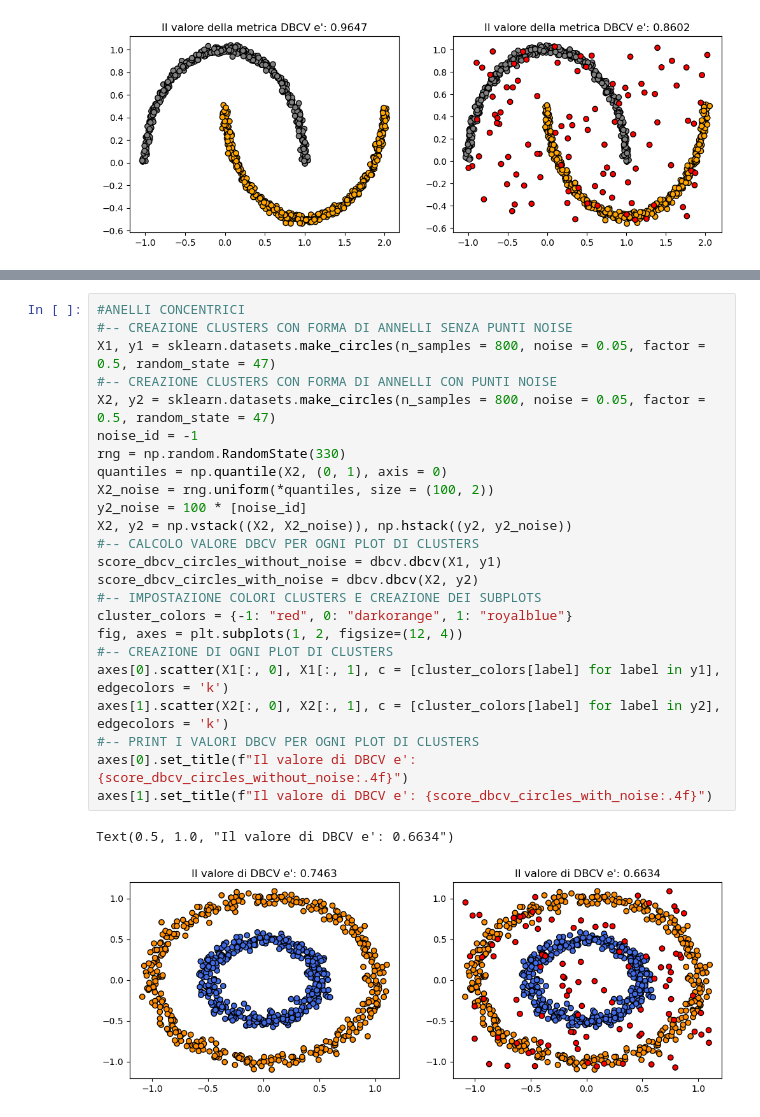
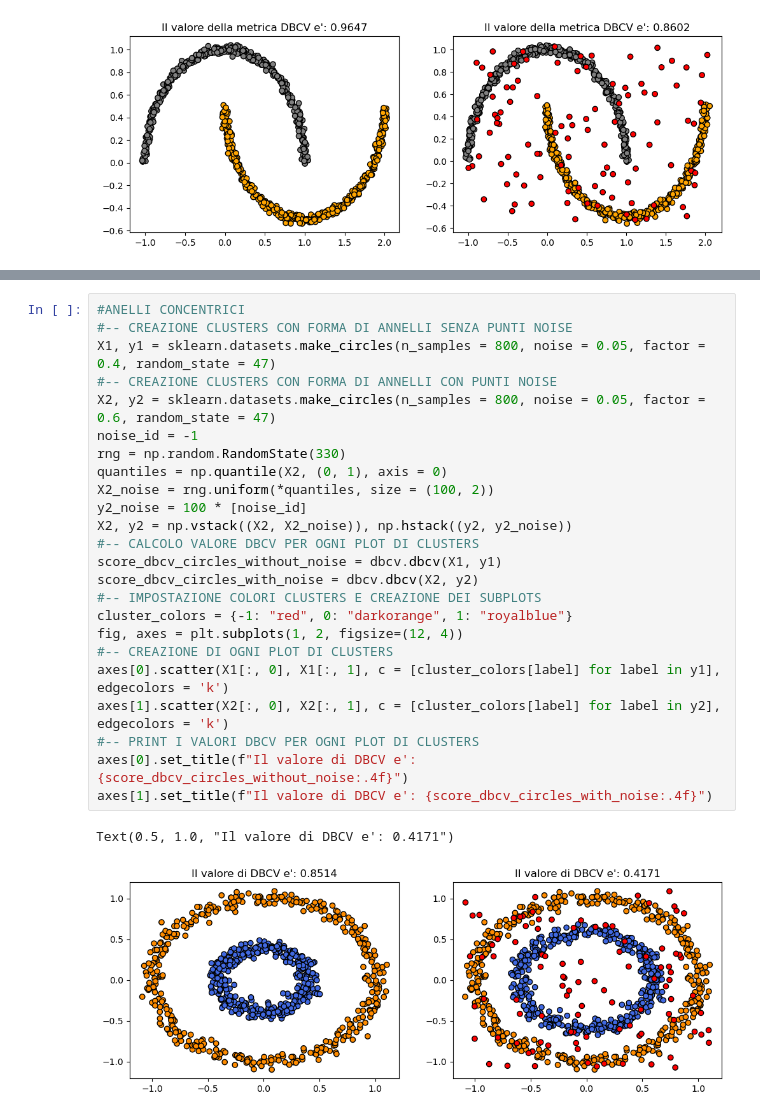
Before and after one commit to ArocchiDS/dbscan-clustering-ehr-data, a Jupyter notebook: DBSCAN.ipynb, the cells around one changed output, grey strips where cells are left out. Saved outputs shown, nothing was run; the diff lists cells and outputs as text.

```diff
--- a/DBSCAN.ipynb
+++ b/DBSCAN.ipynb
@@ -66,29 +66,29 @@ Text(0.5, 1.0, "Il valore di DBCV e': 0.8679")
 # %%
 #ANELLI CONCENTRICI
 #-- CREAZIONE CLUSTERS CON FORMA DI ANNELLI SENZA PUNTI NOISE
-X1, y1 = sklearn.datasets.make_circles(n_samples = 800, noise = 0.05, factor = 0.5, random_state = 47)
+X1, y1 = sklearn.datasets.make_circles(n_samples = 800, noise = 0.05, factor = 0.4, random_state = 47)
 #-- CREAZIONE CLUSTERS CON FORMA DI ANNELLI CON PUNTI NOISE
-X2, y2 = sklearn.datasets.make_circles(n_samples = 800, noise = 0.05, factor = 0.5, random_state = 47)
+X2, y2 = sklearn.datasets.make_circles(n_samples = 800, noise = 0.05, factor = 0.6, random_state = 47)
 noise_id = -1
 rng = np.random.RandomState(330)
 quantiles = np.quantile(X2, (0, 1), axis = 0)
 X2_noise = rng.uniform(*quantiles, size = (100, 2))
 y2_noise = 100 * [noise_id]
 X2, y2 = np.vstack((X2, X2_noise)), np.hstack((y2, y2_noise))
 #-- CALCOLO VALORE DBCV PER OGNI PLOT DI CLUSTERS
 score_dbcv_circles_without_noise = dbcv.dbcv(X1, y1)
 score_dbcv_circles_with_noise = dbcv.dbcv(X2, y2)
 #-- IMPOSTAZIONE COLORI CLUSTERS E CREAZIONE DEI SUBPLOTS
 cluster_colors = {-1: "red", 0: "darkorange", 1: "royalblue"}
 fig, axes = plt.subplots(1, 2, figsize=(12, 4))
 #-- CREAZIONE DI OGNI PLOT DI CLUSTERS
 axes[0].scatter(X1[:, 0], X1[:, 1], c = [cluster_colors[label] for label in y1], edgecolors = 'k')
 axes[1].scatter(X2[:, 0], X2[:, 1], c = [cluster_colors[label] for label in y2], edgecolors = 'k')
 #-- PRINT I VALORI DBCV PER OGNI PLOT DI CLUSTERS
 axes[0].set_title(f"Il valore di DBCV e': {score_dbcv_circles_without_noise:.4f}")
 axes[1].set_title(f"Il valore di DBCV e': {score_dbcv_circles_with_noise:.4f}")
 # %% [output]
-Text(0.5, 1.0, "Il valore di DBCV e': 0.6634")
+Text(0.5, 1.0, "Il valore di DBCV e': 0.4171")
-[figure, old version]
+[figure, new version]
 # %%
 ## CLUSTERS ANISOTROPICI
```
Also changed, not shown: parts of 3 cells of this notebook.
